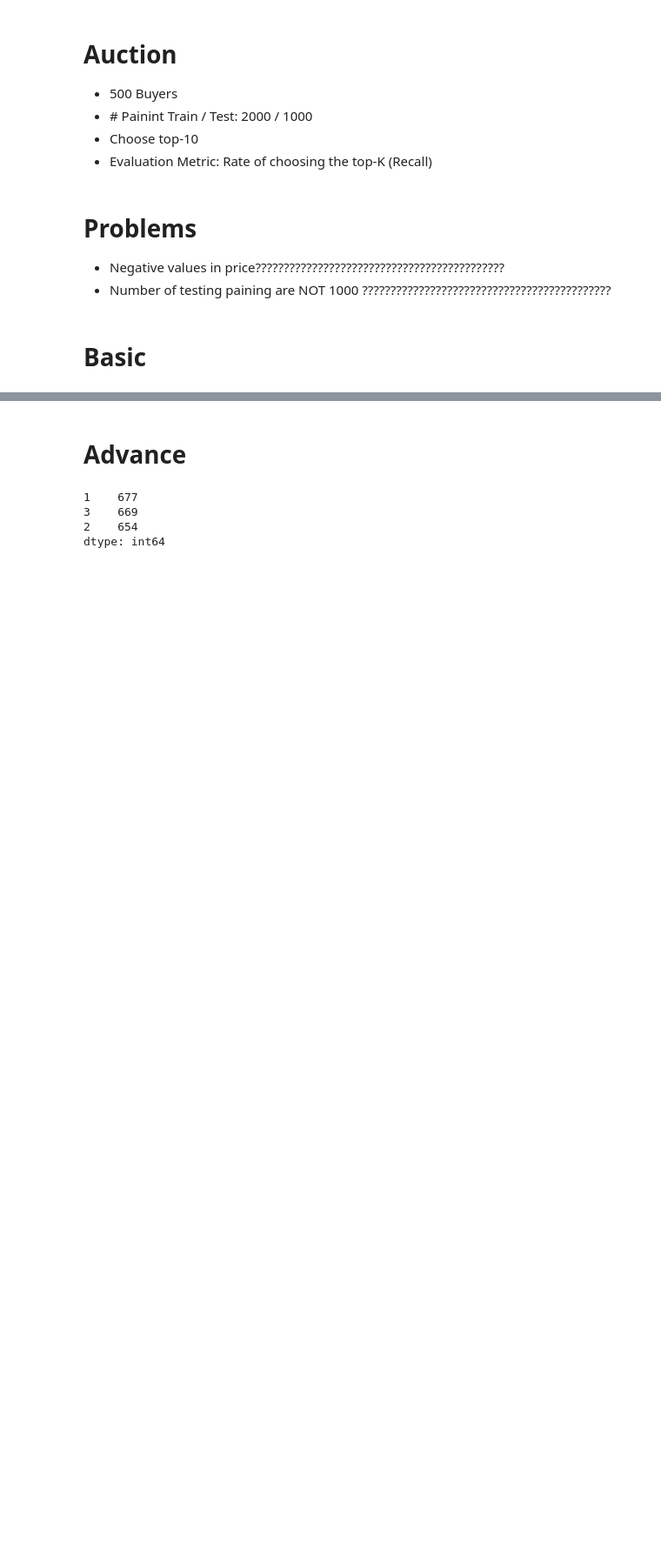
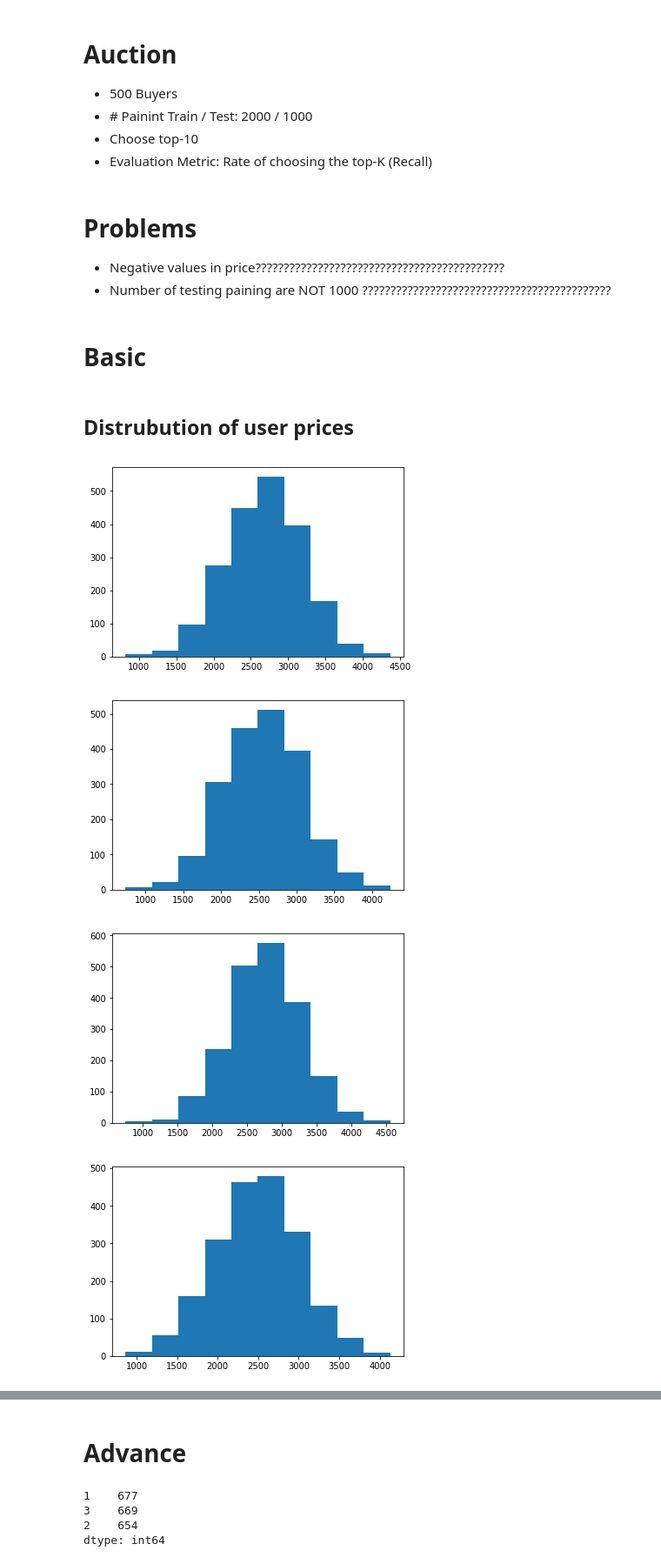
Before and after one commit to adamlin120/ProbabilityFinal, a Jupyter notebook: exploratory.ipynb, the cells around one changed output, grey strips where cells are left out. Shown at 87% size. Drawn from its saved outputs; the diff is of its cells as text; code cells hidden in the pictures; blank space fills up the shorter version.

Commit message:
plot

```diff
--- a/exploratory.ipynb
+++ b/exploratory.ipynb
@@ -116,3 +134,15 @@ def result(pred_dict, test, k=10):
 train = read_price('Auction/basic-train.txt')
 test = read_price('Auction/basic-test.txt')
 train, test = scale_to_origin(train, test)
+# %% [markdown]
+## Distrubution of user prices
+# %%
+plt.hist(train[np.random.randint(len(train))]); plt.show()
+plt.hist(train[np.random.randint(len(train))]); plt.show()
+plt.hist(train[np.random.randint(len(train))]); plt.show()
+plt.hist(train[np.random.randint(len(train))]); plt.show()
+# %% [output]
+[figure, added]
+[figure, added]
+[figure, added]
+[figure, added]
```
Also changed, not shown: parts of 8 cells of this notebook.
